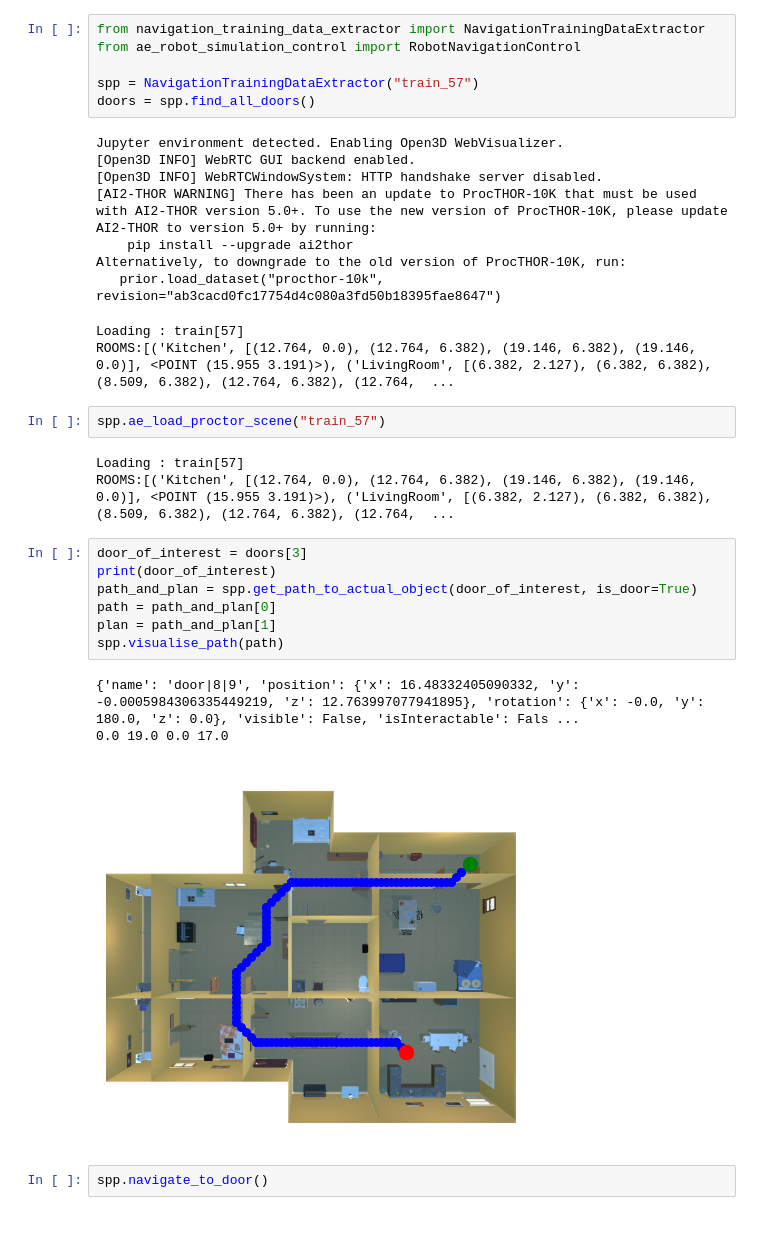
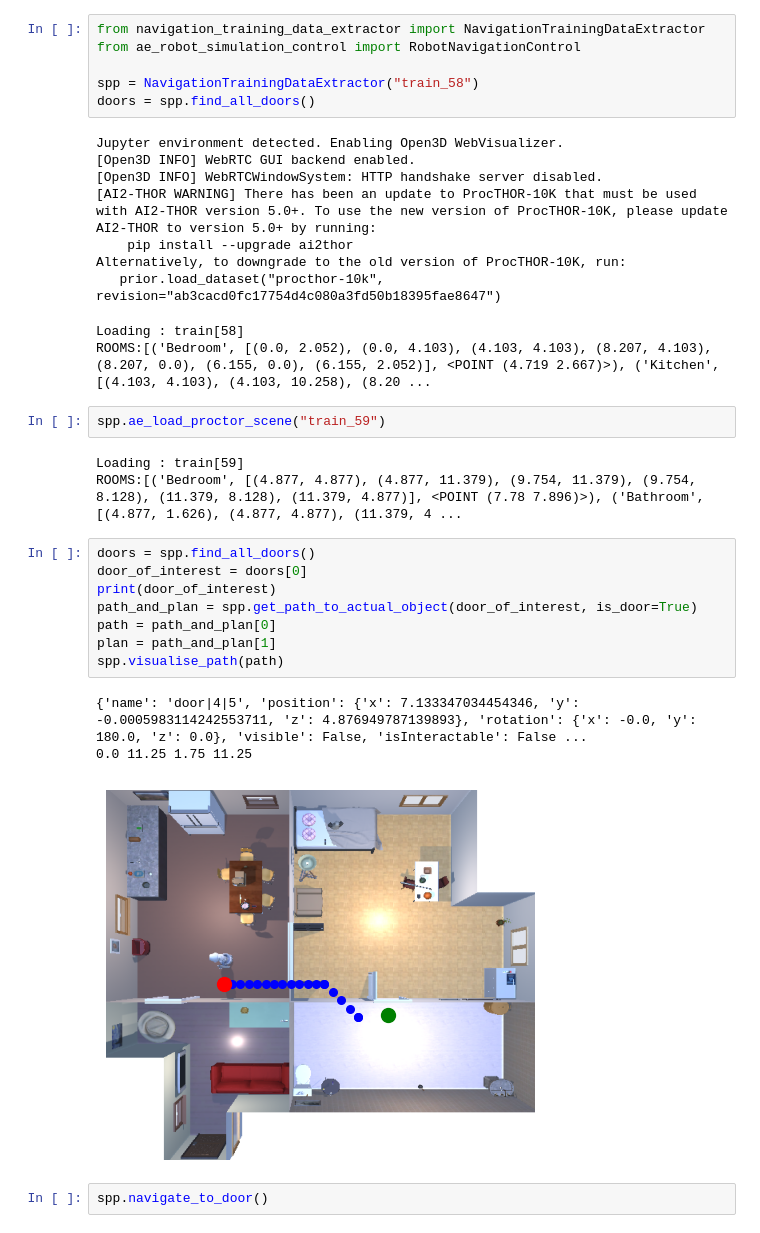
Before and after one commit to archie1983/ai2-thor_model_training, a Jupyter notebook: training_images_extraction.ipynb, the cells around one changed output. Cells and saved outputs as stored; diff of their text form.

Commit message:
On the way to harvesting training images for navigation to selected targets

```diff
--- a/training_images_extraction.ipynb
+++ b/training_images_extraction.ipynb
@@ -2,7 +73,7 @@
 from navigation_training_data_extractor import NavigationTrainingDataExtractor
 from ae_robot_simulation_control import RobotNavigationControl
 
-spp = NavigationTrainingDataExtractor("train_57")
+spp = NavigationTrainingDataExtractor("train_58")
 doors = spp.find_all_doors()
 # %% [output]
 Jupyter environment detected. Enabling Open3D WebVisualizer.
@@ -12,24 +83,25 @@ Jupyter environment detected. Enabling Open3D WebVisualizer.
     pip install --upgrade ai2thor
 Alternatively, to downgrade to the old version of ProcTHOR-10K, run:
    prior.load_dataset("procthor-10k", revision="ab3cacd0fc17754d4c080a3fd50b18395fae8647")
-Loading : train[57]
-ROOMS:[('Kitchen', [(12.764, 0.0), (12.764, 6.382), (19.146, 6.382), (19.146, 0.0)], <POINT (15.955 3.191)>), ('LivingRoom', [(6.382, 2.127), (6.382, 6.382), (8.509, 6.382), (12.764, 6.382), (12.764,  ...
+Loading : train[58]
+ROOMS:[('Bedroom', [(0.0, 2.052), (0.0, 4.103), (4.103, 4.103), (8.207, 4.103), (8.207, 0.0), (6.155, 0.0), (6.155, 2.052)], <POINT (4.719 2.667)>), ('Kitchen', [(4.103, 4.103), (4.103, 10.258), (8.20 ...
 # %%
-spp.ae_load_proctor_scene("train_57")
+spp.ae_load_proctor_scene("train_59")
 # %% [output]
-Loading : train[57]
-ROOMS:[('Kitchen', [(12.764, 0.0), (12.764, 6.382), (19.146, 6.382), (19.146, 0.0)], <POINT (15.955 3.191)>), ('LivingRoom', [(6.382, 2.127), (6.382, 6.382), (8.509, 6.382), (12.764, 6.382), (12.764,  ...
+Loading : train[59]
+ROOMS:[('Bedroom', [(4.877, 4.877), (4.877, 11.379), (9.754, 11.379), (9.754, 8.128), (11.379, 8.128), (11.379, 4.877)], <POINT (7.78 7.896)>), ('Bathroom', [(4.877, 1.626), (4.877, 4.877), (11.379, 4 ...
 # %%
-door_of_interest = doors[3]
+doors = spp.find_all_doors()
+door_of_interest = doors[0]
 print(door_of_interest)
 path_and_plan = spp.get_path_to_actual_object(door_of_interest, is_door=True)
 path = path_and_plan[0]
 plan = path_and_plan[1]
 spp.visualise_path(path)
 # %% [output]
-{'name': 'door|8|9', 'position': {'x': 16.48332405090332, 'y': -0.0005984306335449219, 'z': 12.763997077941895}, 'rotation': {'x': -0.0, 'y': 180.0, 'z': 0.0}, 'visible': False, 'isInteractable': Fals ...
-0.0 19.0 0.0 17.0
+{'name': 'door|4|5', 'position': {'x': 7.133347034454346, 'y': -0.0005983114242553711, 'z': 4.876949787139893}, 'rotation': {'x': -0.0, 'y': 180.0, 'z': 0.0}, 'visible': False, 'isInteractable': False ...
+0.0 11.25 1.75 11.25
-[figure, old version]
+[figure, new version]
 # %%
 spp.navigate_to_door()
 # %% [output]
```
Also changed, not shown: parts of 1 cell of this notebook, 2 other files.
